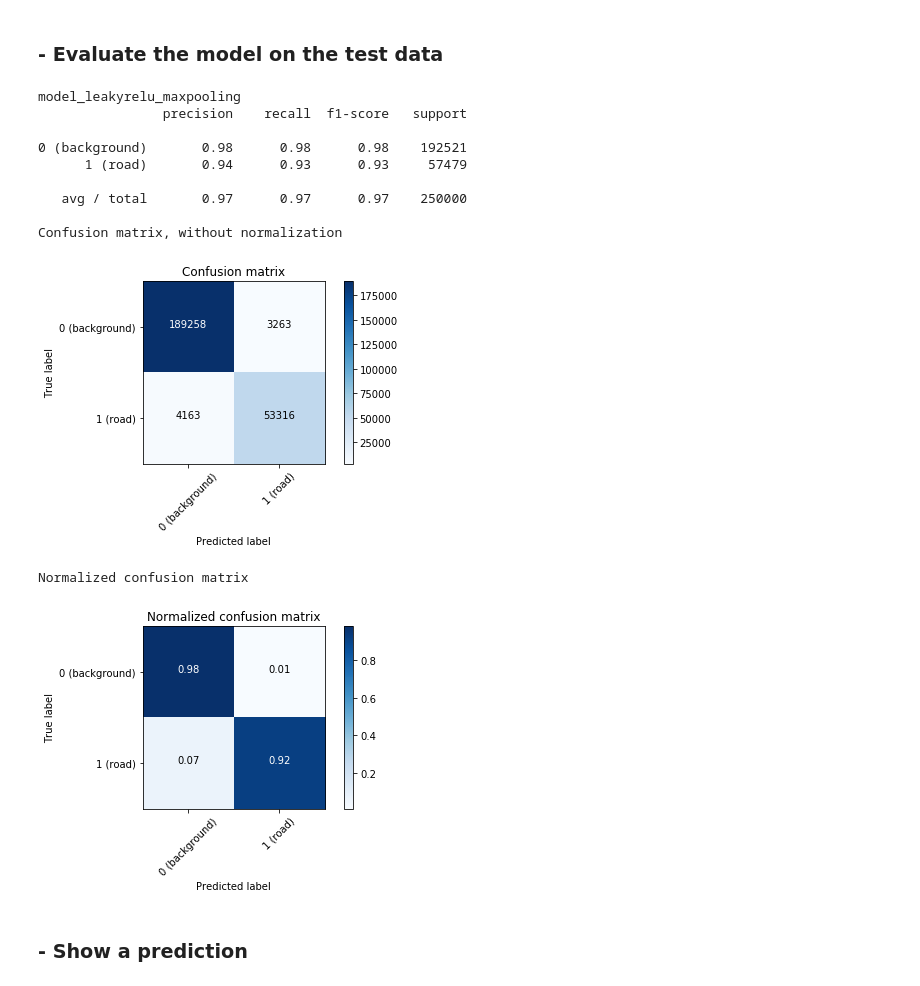
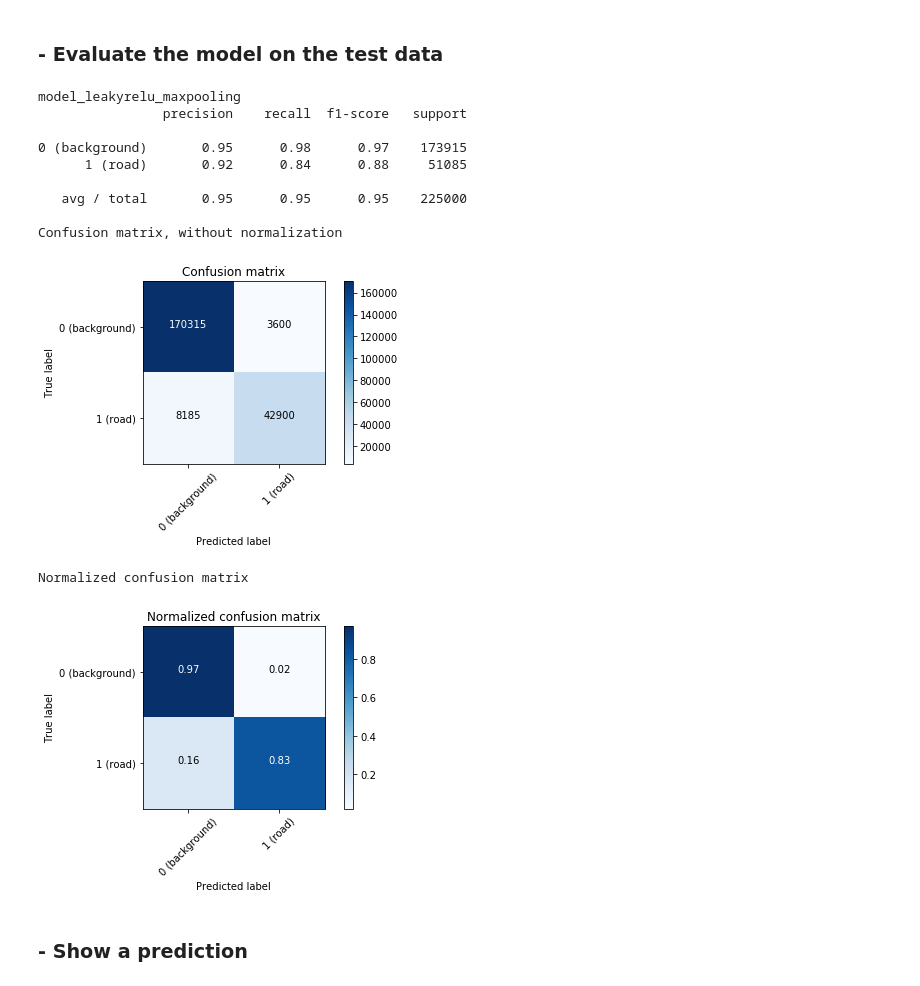
Before and after one commit to NiccoloSacchi/road-segmentation, a Jupyter notebook: scripts/segment_aerial_images_cnn_nic_2.ipynb, the cells around one changed output. Saved outputs shown, nothing was run; the diff lists cells and outputs as text; code cells hidden in the pictures.

```diff
--- a/scripts/segment_aerial_images_cnn_nic_2.ipynb
+++ b/scripts/segment_aerial_images_cnn_nic_2.ipynb
@@ -175,7 +175,7 @@ Non-trainable params: 0
 _________________________________________________________________
 None
 # %%
-model.load_weights("2017-12-17_160742_best-weightsmodel_leakyrelu_maxpooling.hdf5")
+model.load_weights("2017-12-17_140431_best-weightsmodel_leakyrelu_maxpooling.hdf5")
 # %% [markdown]
 ### - Train the model on the train data while validating it on the test data
 # %%
@@ -223,25 +223,25 @@ model.show_layer_output(image, layer_num, filename="") # pass a filename if you
 # %%
 # check the performance on train or test
 set_ = set_
 i = 10
 asd = SimpleNamespace()
-asd.X = set_.X[:10]
-asd.Y = set_.Y[:10]
+asd.X = set_.X[i:]
+asd.Y = set_.Y[i:]
 for model in models:
     print(model.name())
-    model.evaluate_model(set_.X, set_.Y)
+    model.evaluate_model(asd.X, asd.Y)
     plt.show()
 # %% [output]
 model_leakyrelu_maxpooling
                 precision    recall  f1-score   support
 
-0 (background)       0.98      0.98      0.98    192521
-      1 (road)       0.94      0.93      0.93     57479
+0 (background)       0.95      0.98      0.97    173915
+      1 (road)       0.92      0.84      0.88     51085
 
-   avg / total       0.97      0.97      0.97    250000
+   avg / total       0.95      0.95      0.95    225000
 
 Confusion matrix, without normalization
-[figure, old version]
+[figure, new version]
 Normalized confusion matrix
 [figure]
 # %% [markdown]
```
Also changed, not shown: parts of 6 cells of this notebook.
